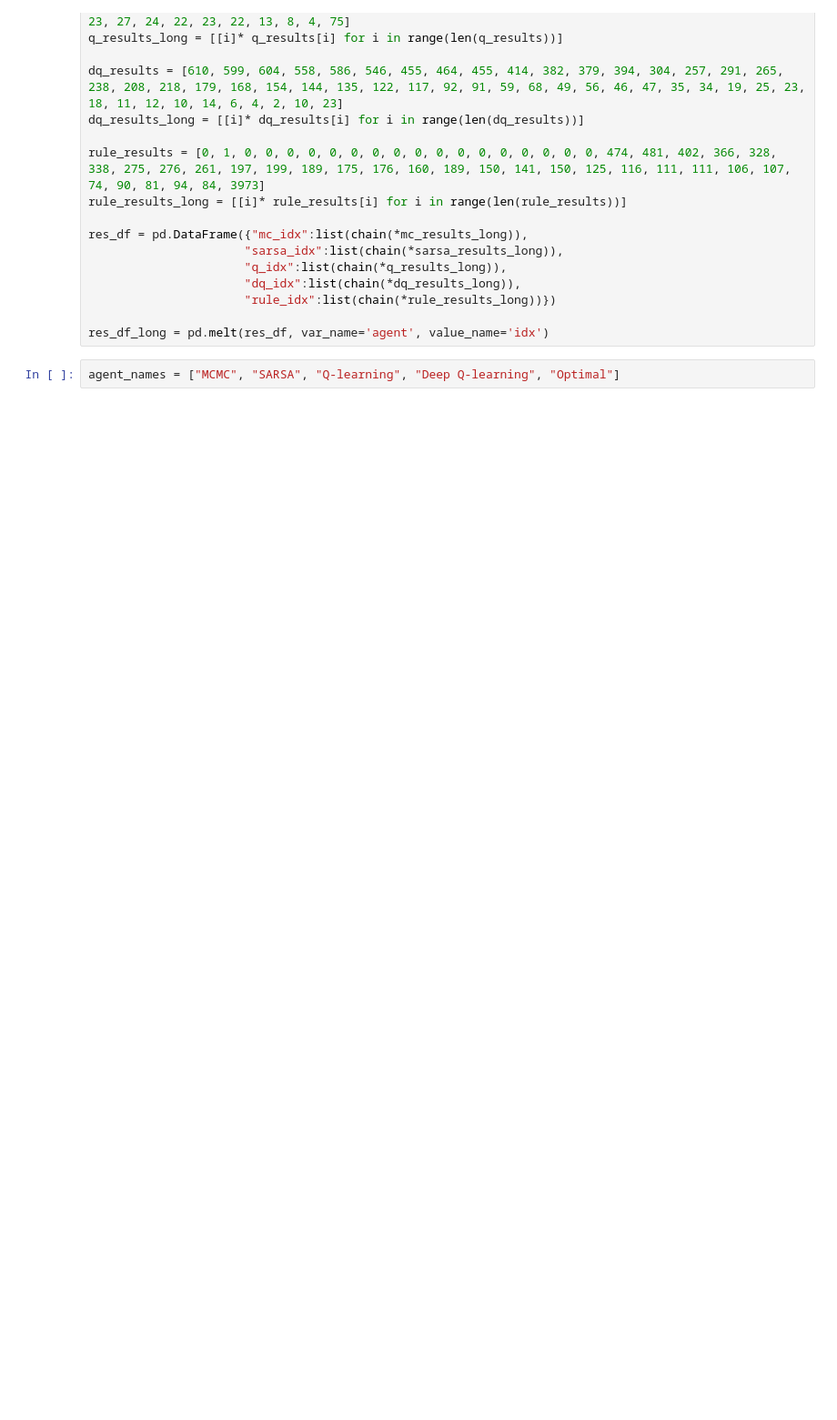
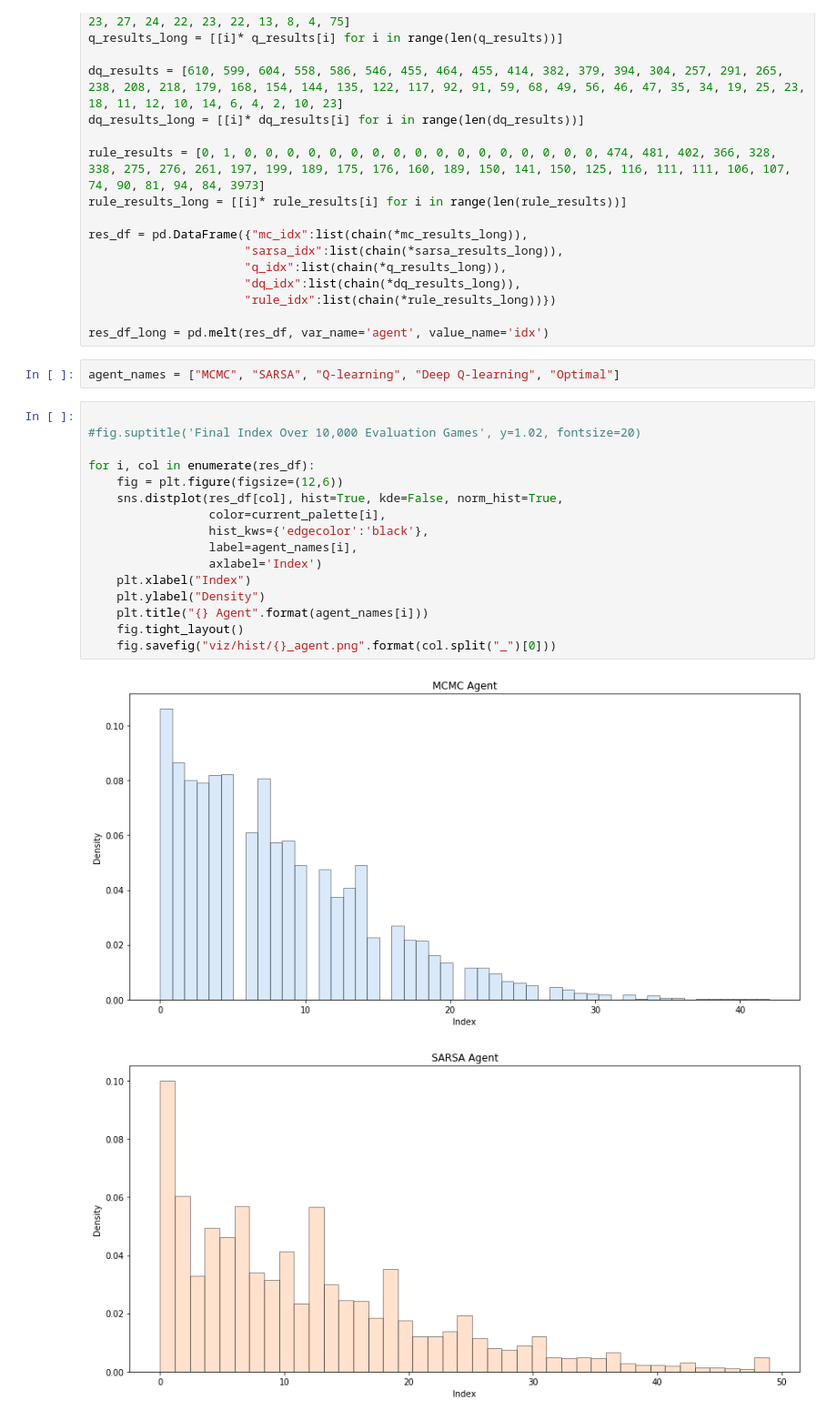
Before and after one commit to EricaHD/GettingGoodAtGoogol, a Jupyter notebook: visualizeResults.ipynb, the cells around one changed output. Shown at 91% size. Cells and saved outputs as stored; diff of their text form; blank space fills up the shorter version.

Commit message:
Added additional result images

```diff
--- a/visualizeResults.ipynb
+++ b/visualizeResults.ipynb
@@ -37,3 +39,22 @@ res_df = pd.DataFrame({"mc_idx":list(chain(*mc_results_long)),
 res_df_long = pd.melt(res_df, var_name='agent', value_name='idx')
 # %%
 agent_names = ["MCMC", "SARSA", "Q-learning", "Deep Q-learning", "Optimal"]
+# %%
+
+#fig.suptitle('Final Index Over 10,000 Evaluation Games', y=1.02, fontsize=20)
+
+for i, col in enumerate(res_df):
+    fig = plt.figure(figsize=(12,6))
+    sns.distplot(res_df[col], hist=True, kde=False, norm_hist=True,
+                 color=current_palette[i],
+                 hist_kws={'edgecolor':'black'},
+                 label=agent_names[i],
+                 axlabel='Index')
+    plt.xlabel("Index")
+    plt.ylabel("Density")
+    plt.title("{} Agent".format(agent_names[i]))
+    fig.tight_layout()
+    fig.savefig("viz/hist/{}_agent.png".format(col.split("_")[0]))
+# %% [output]
+[figure, added]
+[figure, added]
```
Also changed, not shown: parts of 7 cells of this notebook, 14 other files.
